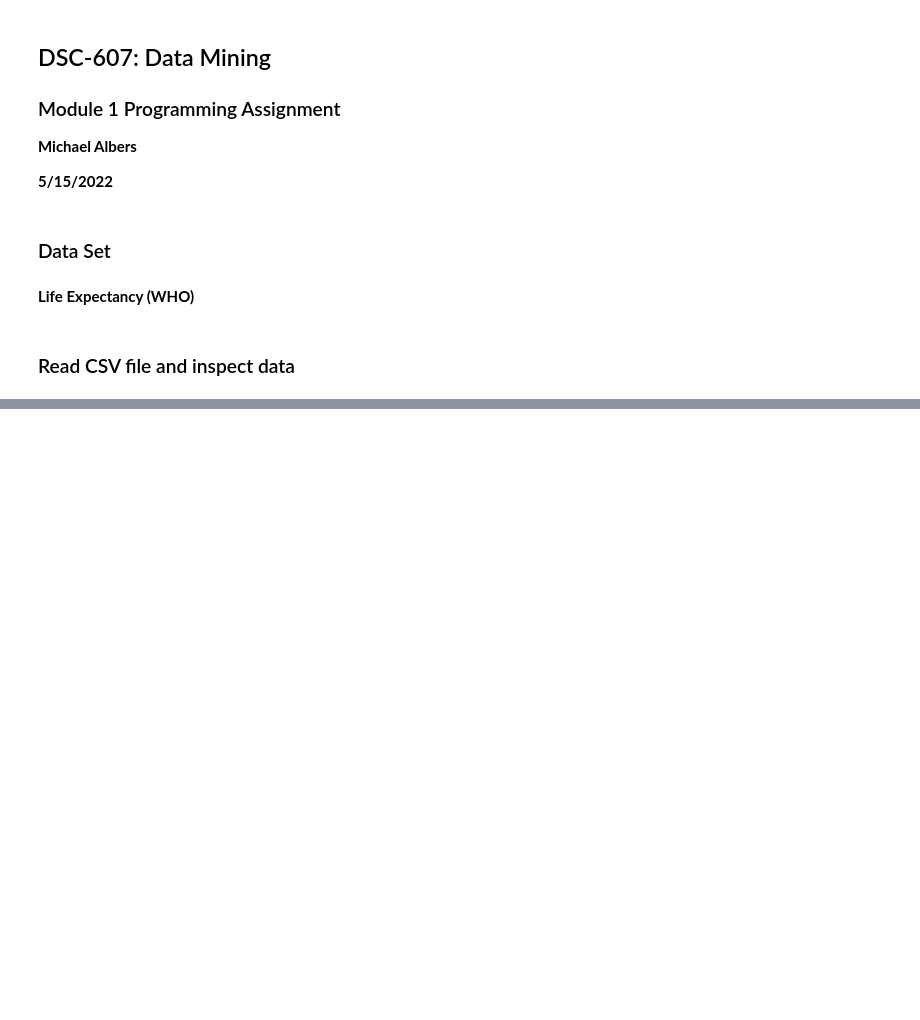
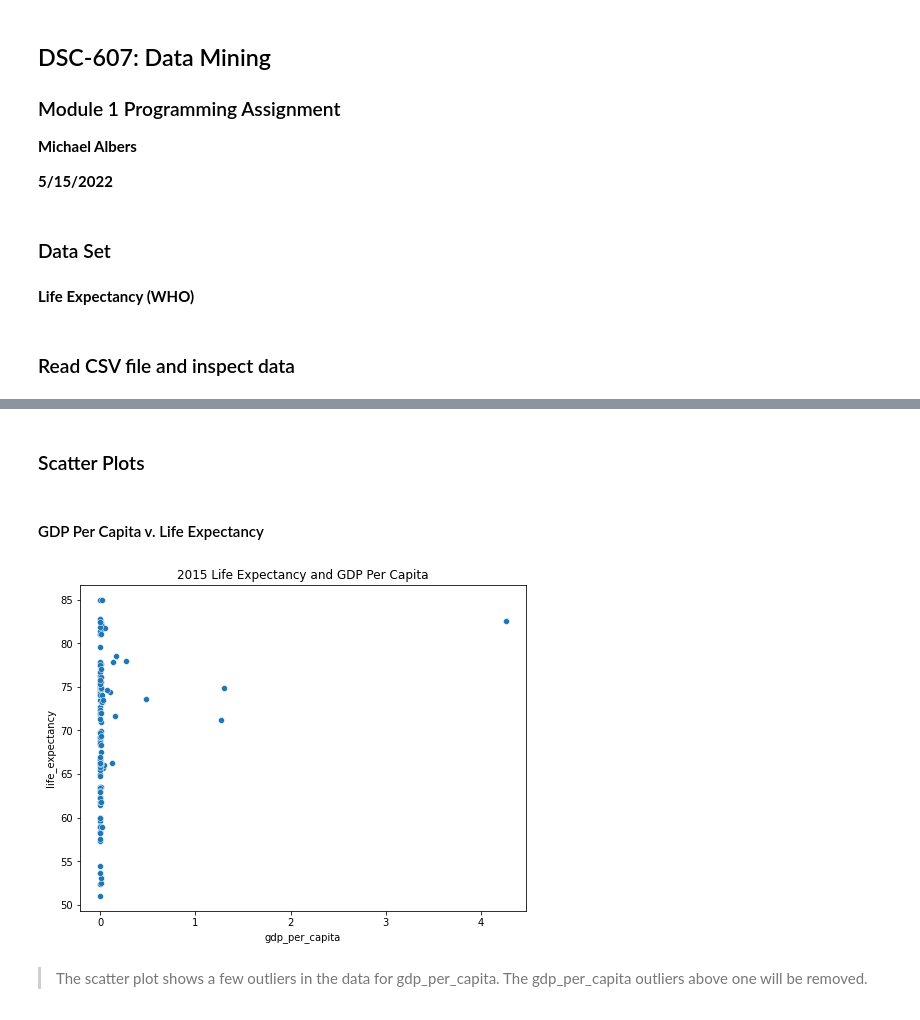
Before and after one commit to mwalbers1/DSC-607-Summer-2022, a Jupyter notebook: module-1-assignment.ipynb, the cells around one changed output, grey strips where cells are left out. Drawn from its saved outputs; the diff is of its cells as text; code cells hidden in the pictures; blank space fills up the shorter version.

```diff
--- a/module-1-assignment.ipynb
+++ b/module-1-assignment.ipynb
@@ -38,0 +202,15 @@ life_exp_df['year'].value_counts()
+# %%
+life_exp_2015['gdp_per_capita'] = life_exp_2015['gdp'] / life_exp_2015['population']
+# %% [markdown]
+### Scatter Plots
+# %% [markdown]
+#### GDP Per Capita v. Life Expectancy
+# %%
+fig = plt.figure(figsize = [8,6])
+plt.title('2015 Life Expectancy and GDP Per Capita')
+sns.scatterplot(x="gdp_per_capita", y="life_expectancy", data=life_exp_2015)
+plt.show()
+# %% [output]
+[figure, added]
+# %% [markdown]
+> The scatter plot shows a few outliers in the data for gdp_per_capita. The gdp_per_capita outliers above one will be removed.
```
Also changed, not shown: parts of 40 cells of this notebook.
